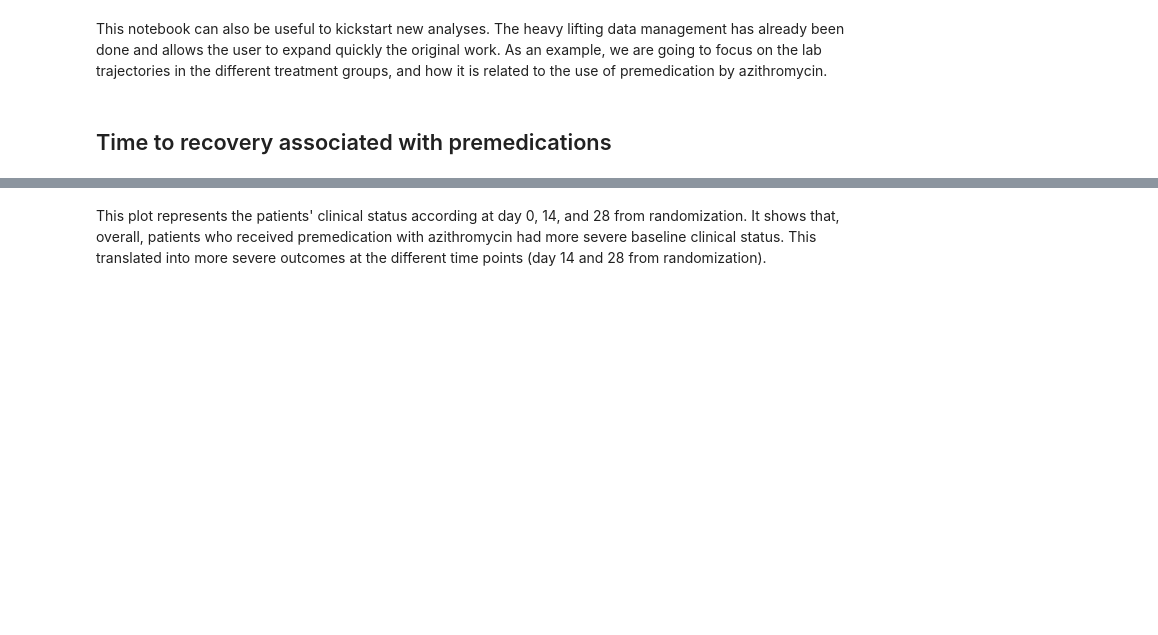
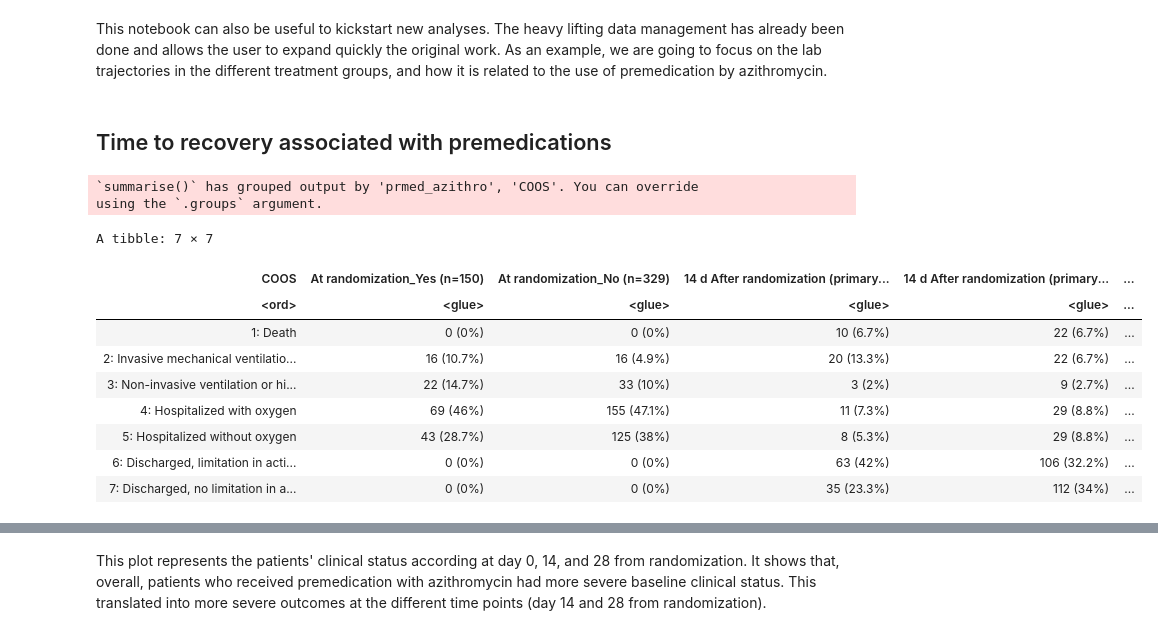
Before and after one commit to hms-dbmi/Access-to-Data-using-PIC-SURE-API, a Jupyter notebook: NHLBI_BioData_Catalyst/R/ORCHID_COVID19.ipynb, the cells around one changed output, grey strips where cells are left out. Drawn from its saved outputs; the diff is of its cells as text; code cells hidden in the pictures; blank space fills up the shorter version.

```diff
--- a/NHLBI_BioData_Catalyst/R/ORCHID_COVID19.ipynb
+++ b/NHLBI_BioData_Catalyst/R/ORCHID_COVID19.ipynb
@@ -151,3 +239,5 @@ raw_df <- bdc::query.run(query) %>% as_tibble()
+# %%
+raw_df <- raw_df %>% filter(`\\phs002299\\bl_sex\\` != '')
 # %% [markdown]
 # Data Management
 # %% [markdown]
@@ -1083,16 +1240,31 @@ table_outcomes_count <- coos_df %>%
 # %%
 table_count_azithro <- table_outcomes_count %>%
   group_by(prmed_azithro, COOS, date) %>%
   summarize(count = n()) %>%
   group_by(prmed_azithro, date) %>%
   mutate(percentage = round(count/sum(count) * 100, 1)) %>%
   mutate(string = glue::glue("{count} ({percentage}%)", count = count, percentage = percentage)) %>%
   pivot_wider(id_cols = c(COOS),
               names_from = c(date, prmed_azithro),
               values_from = string) %>%
-  arrange(desc(COOS)) %>%
-  mutate(across(everything(), replace_na, "0 (0%)")) %>%
+  arrange(desc(COOS))
+table_count_azithro <- table_count_azithro %>%
+  mutate(across(colnames(table_count_azithro)[-1], replace_na, "0 (0%)")) %>%
   `[`(c(1, 4, 7, 2, 5, 3, 6))
+table_count_azithro
+# %% [output]
+`summarise()` has grouped output by 'prmed_azithro', 'COOS'. You can override
+using the `.groups` argument.
+A tibble: 7 × 7
+| COOS | At randomization_Yes (n=150) | At randomization_No (n=329) | 14 d After randomization (primary... | 14 d After randomization (primary... | ... |
+| <ord> | <glue> | <glue> | <glue> | <glue> | ... |
+| 1: Death | 0 (0%) | 0 (0%) | 10 (6.7%) | 22 (6.7%) | ... |
+| 2: Invasive mechanical ventilatio... | 16 (10.7%) | 16 (4.9%) | 20 (13.3%) | 22 (6.7%) | ... |
+| 3: Non-invasive ventilation or hi... | 22 (14.7%) | 33 (10%) | 3 (2%) | 9 (2.7%) | ... |
+| 4: Hospitalized with oxygen | 69 (46%) | 155 (47.1%) | 11 (7.3%) | 29 (8.8%) | ... |
+| 5: Hospitalized without oxygen | 43 (28.7%) | 125 (38%) | 8 (5.3%) | 29 (8.8%) | ... |
+| 6: Discharged, limitation in acti... | 0 (0%) | 0 (0%) | 63 (42%) | 106 (32.2%) | ... |
+| 7: Discharged, no limitation in a... | 0 (0%) | 0 (0%) | 35 (23.3%) | 112 (34%) | ... |
 # %%
 names(table_count_azithro) <-  c("COOS",
          "Yes (n=150)",
```
Also changed, not shown: parts of 28 cells of this notebook.
